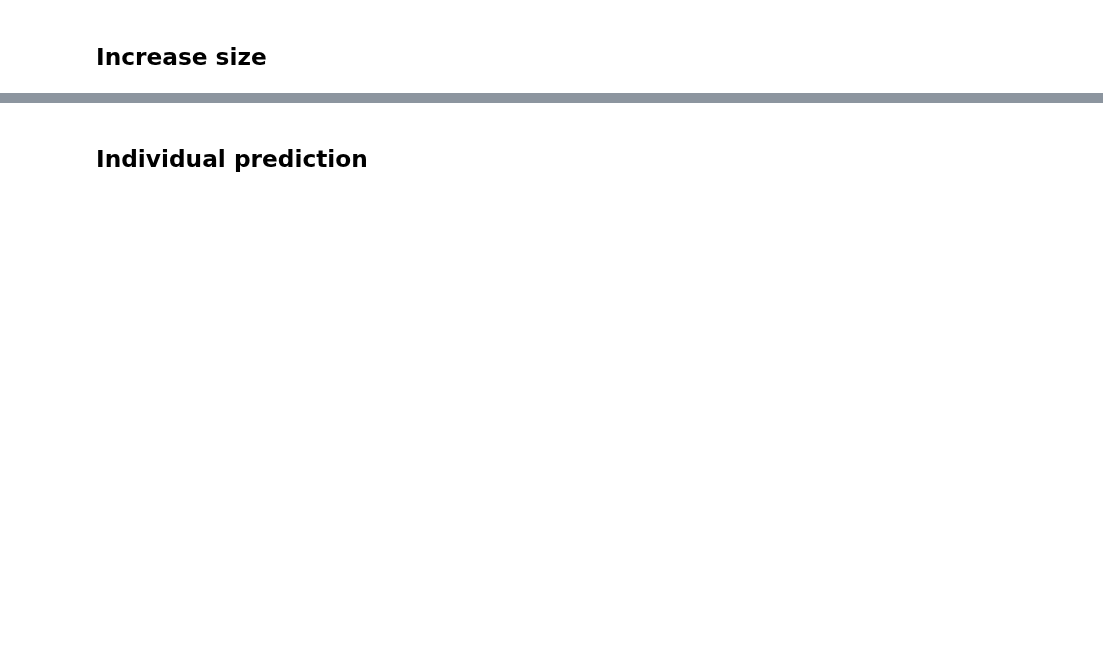
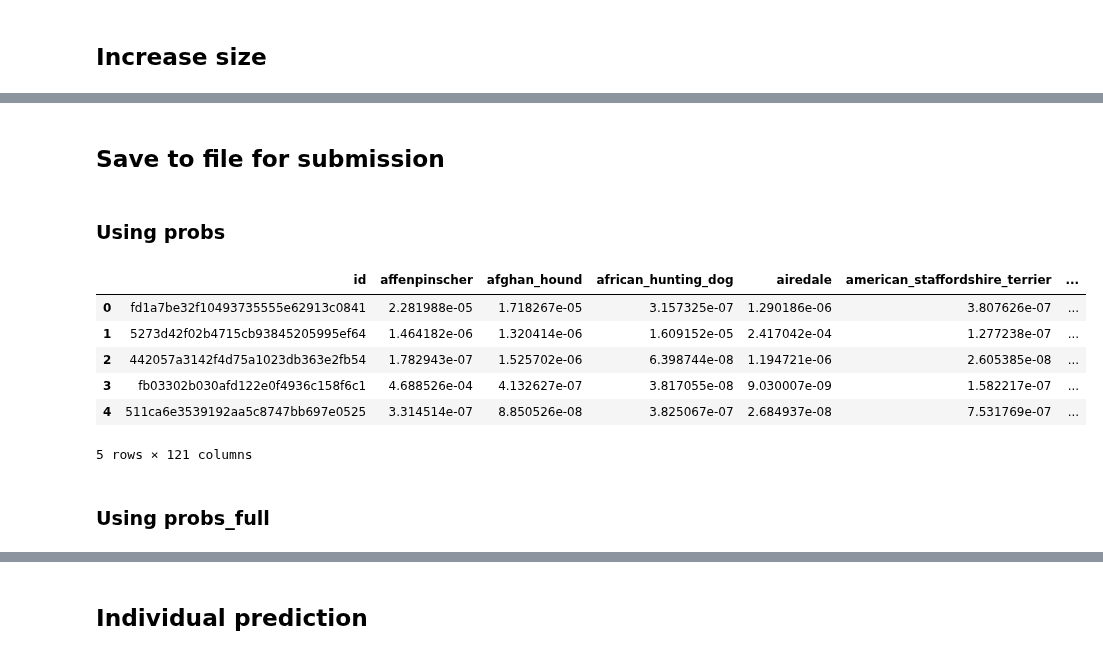
Before and after one commit to agoila/fastai, a Jupyter notebook: courses/dl1/dog-breed-Copy1.ipynb, the cells around one changed output, grey strips where cells are left out. Cells and saved outputs as stored; diff of their text form; code cells hidden in the pictures; blank space fills up the shorter version.

Commit message:
kg submissions

```diff
--- a/courses/dl1/dog-breed-Copy1.ipynb
+++ b/courses/dl1/dog-breed-Copy1.ipynb
@@ -218,0 +189,2 @@ accuracy(log_preds, y), metrics.log_loss(y, probs)
+# %%
+learn.fit(1e-2, 2)
@@ -218,0 +212,3 @@ accuracy(log_preds, y), metrics.log_loss(y, probs)
+# %%
+learn.precompute = False
+learn.bn_freeze = True
@@ -218,0 +259,4 @@ accuracy(log_preds, y), metrics.log_loss(y, probs)
+# %%
+log_preds, y = learn.TTA(is_test=True)
+probs_resnx101_64_full = np.exp(log_preds)
+#accuracy(log_preds, y), metrics.log_loss(y, probs)
@@ -218,0 +289,18 @@ accuracy(log_preds, y), metrics.log_loss(y, probs)
+# %% [markdown]
+## Save to file for submission
+# %% [markdown]
+### Using probs
+# %%
+df = pd.DataFrame(probs_resnx101_64_full)
+df.columns = data.classes
+df.insert(0, 'id', [o[5:-4] for o in data.test_ds.fnames])
+# %%
+df.head()
+# %% [output]
+|  | id | affenpinscher | afghan_hound | african_hunting_dog | airedale | american_staffordshire_terrier | ... |
+| 0 | fd1a7be32f10493735555e62913c0841 | 2.281988e-05 | 1.718267e-05 | 3.157325e-07 | 1.290186e-06 | 3.807626e-07 | ... |
+| 1 | 5273d42f02b4715cb93845205995ef64 | 1.464182e-06 | 1.320414e-06 | 1.609152e-05 | 2.417042e-04 | 1.277238e-07 | ... |
+| 2 | 442057a3142f4d75a1023db363e2fb54 | 1.782943e-07 | 1.525702e-06 | 6.398744e-08 | 1.194721e-06 | 2.605385e-08 | ... |
+| 3 | fb03302b030afd122e0f4936c158f6c1 | 4.688526e-04 | 4.132627e-07 | 3.817055e-08 | 9.030007e-09 | 1.582217e-07 | ... |
+| 4 | 511ca6e3539192aa5c8747bb697e0525 | 3.314514e-07 | 8.850526e-08 | 3.825067e-07 | 2.684937e-08 | 7.531769e-07 | ... |
+5 rows × 121 columns
@@ -219,3 +312,5 @@ accuracy(log_preds, y), metrics.log_loss(y, probs)
+# %% [markdown]
+### Using probs_full
 # %%
 df = pd.DataFrame(probs)
 df.columns = data.classes
```
Also changed, not shown: parts of 74 cells of this notebook, 21 other files.
